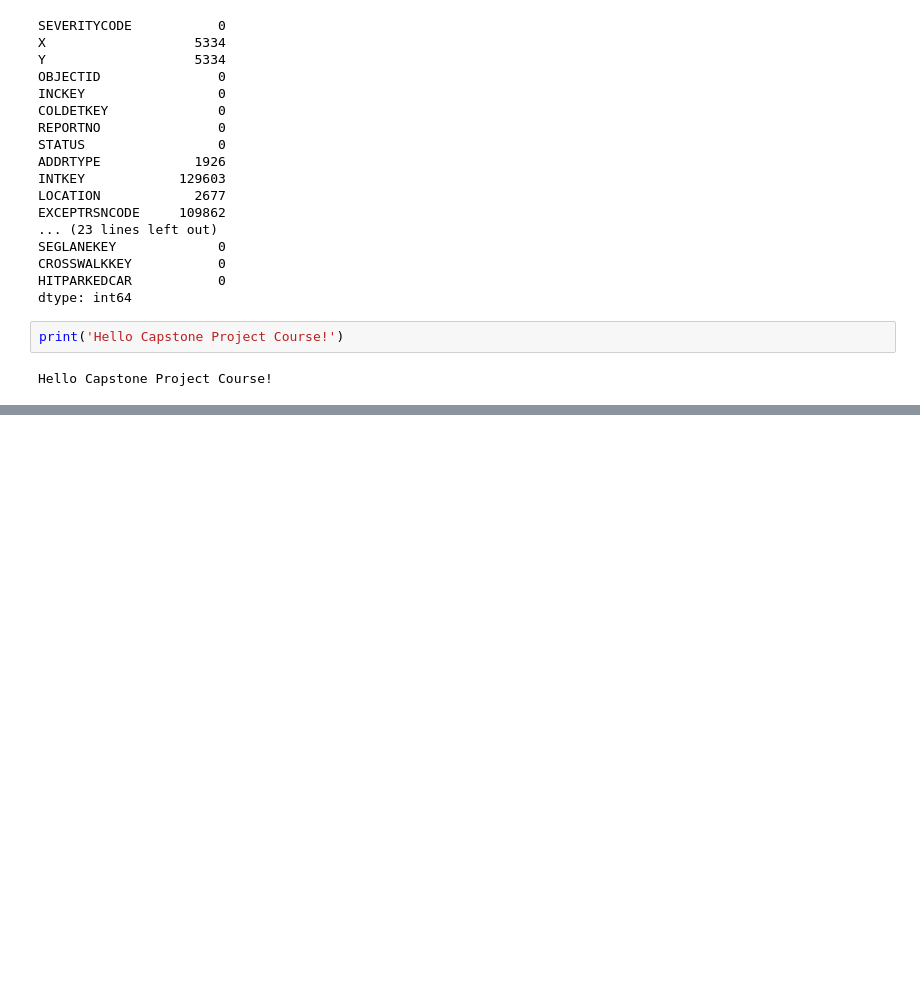
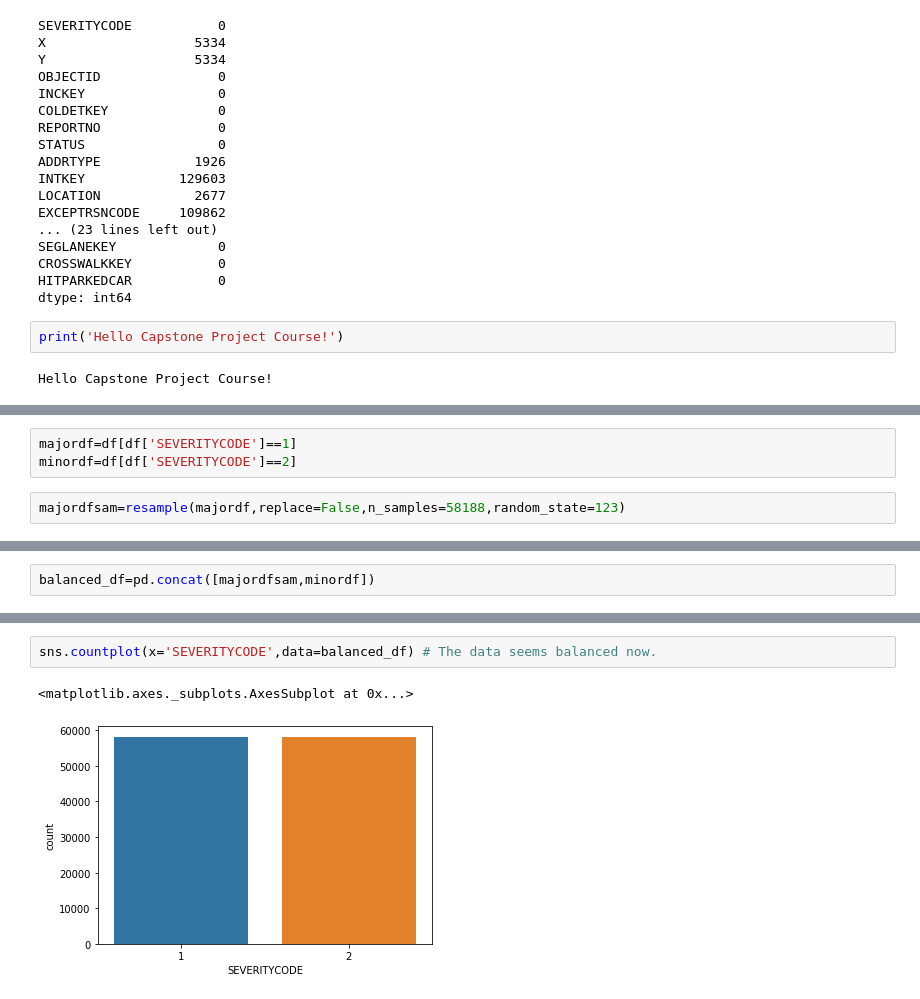
Before and after one commit to maheshcheetirala/IBM-Car-AccidentseverityPrediction, a Jupyter notebook: car accident severity prediction.ipynb, the cells around one changed output, grey strips where cells are left out. Saved outputs shown, nothing was run; the diff lists cells and outputs as text; blank space fills up the shorter version.

```diff
--- a/car accident severity prediction.ipynb
+++ b/car accident severity prediction.ipynb
@@ -58,0 +119,5 @@ Hello Capstone Project Course!
+# %%
+majordf=df[df['SEVERITYCODE']==1]
+minordf=df[df['SEVERITYCODE']==2]
+# %%
+majordfsam=resample(majordf,replace=False,n_samples=58188,random_state=123)
@@ -58,0 +132,2 @@ Hello Capstone Project Course!
+# %%
+balanced_df=pd.concat([majordfsam,minordf])
@@ -58,0 +138,5 @@ Hello Capstone Project Course!
+# %%
+sns.countplot(x='SEVERITYCODE',data=balanced_df) # The data seems balanced now.
+# %% [output]
+<matplotlib.axes._subplots.AxesSubplot at 0x...>
+[figure, added]
```
Also changed, not shown: parts of 41 cells of this notebook, 1 other file.
